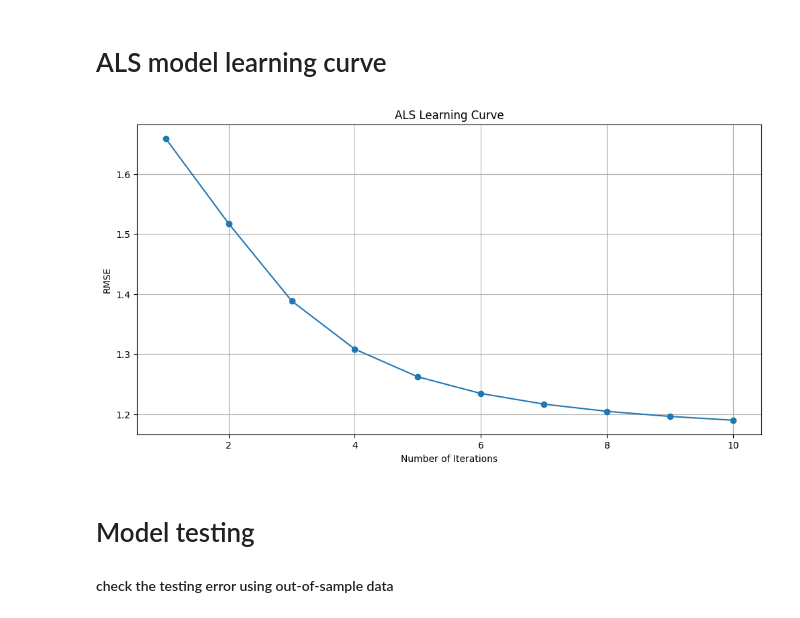
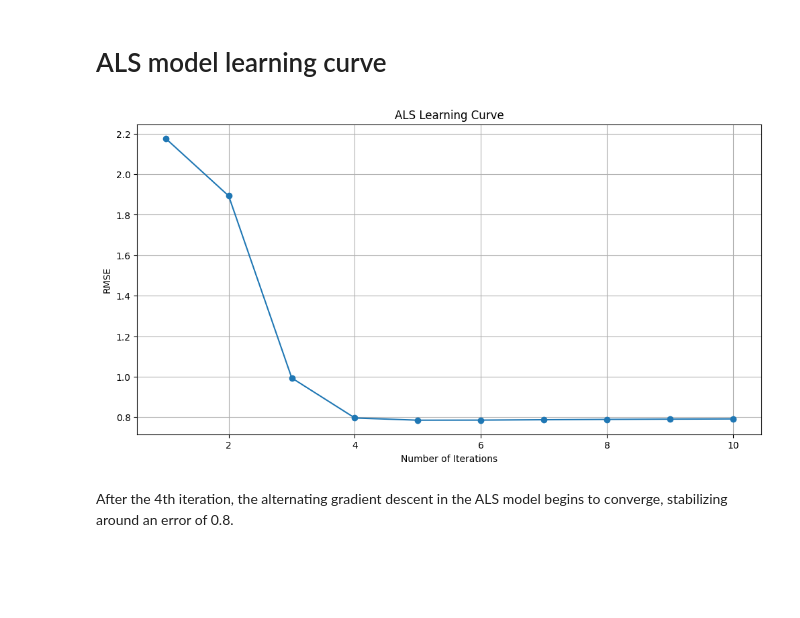
Before and after one commit to mustafazeydani/post-recommendation-using-ALS, a Jupyter notebook: recommendation-system.ipynb, the cells around one changed output. Saved outputs shown, nothing was run; the diff lists cells and outputs as text; code cells hidden in the pictures; blank space fills up the shorter version.

Commit message:
fix: fixed the learning curve plot by passing the correct best model hyperparameters values

```diff
--- a/recommendation-system.ipynb
+++ b/recommendation-system.ipynb
@@ -190,64 +190,38 @@ def plot_learning_curve(arr_iters, train_data, validation_data, reg, rank):
             rank=rank,
             regParam=reg,
             userCol="user_id_numeric",
     itemCol="post_id_numeric",
             ratingCol="score",
             coldStartStrategy="drop"  # Ensures no NaN predictions
         )
 
         # Train ALS model
         model = als.fit(train_data)
 
         # Make predictions on validation data
         predictions = model.transform(validation_data)
 
         # Calculate RMSE
         predictions = predictions.withColumn("error", (col("score") - col("prediction")) ** 2)
         mse = predictions.select("error").rdd.map(lambda row: row[0]).mean()
         rmse = math.sqrt(mse)
 
         # Add RMSE to errors
         errors.append(rmse)
 
     # Plot
     plt.figure(figsize=(12, 6))
     plt.plot(arr_iters, errors, marker='o')
     plt.xlabel("Number of Iterations")
     plt.ylabel("RMSE")
     plt.title("ALS Learning Curve")
     plt.grid(True)
     plt.show()
+
+# Create the learning curve plot
+iter_array = list(range(1, 11))
+plot_learning_curve(iter_array, train, validation, 0.2, 5)
+# %% [output]
+[figure, added]
-# %%
-# Example DataFrame schema: (userId, itemId, rating)
-# train_df = spark.createDataFrame([
-#     (0, 1, 4.0),
-#     (0, 2, 5.0),
-#     (1, 2, 1.0),
-#     (1, 3, 2.0),
-#     (2, 1, 3.0),
-#     (2, 3, 4.0),
-# ], ["userId", "itemId", "rating"])
-
-# val_df = spark.createDataFrame([
-#     (0, 3, 4.5),
-#     (1, 1, 1.5),
-#     (2, 2, 3.5),
-# ], ["userId", "itemId", "rating"])
-
-# # Define parameters
-# arr_iters = [1, 5, 10, 15]
-# reg = 0.1
-# rank = 10
-
-# # Plot the learning curve
-# plot_learning_curve(train, train_df, val_df, reg, rank)
-
-# create an array of num_iters
-iter_array = list(range(1, 11))
-# create learning curve plot
-plot_learning_curve(iter_array, train, validation, 0.05, 20)
-# %% [output]
-[figure, removed]
-# %% [markdown]
-# Model testing
-#### check the testing error using out-of-sample data
+# %% [markdown]
+After the 4th iteration, the alternating gradient descent in the ALS model begins to converge, stabilizing around an error of 0.8.
```
Also changed, not shown: parts of 2 cells of this notebook.
